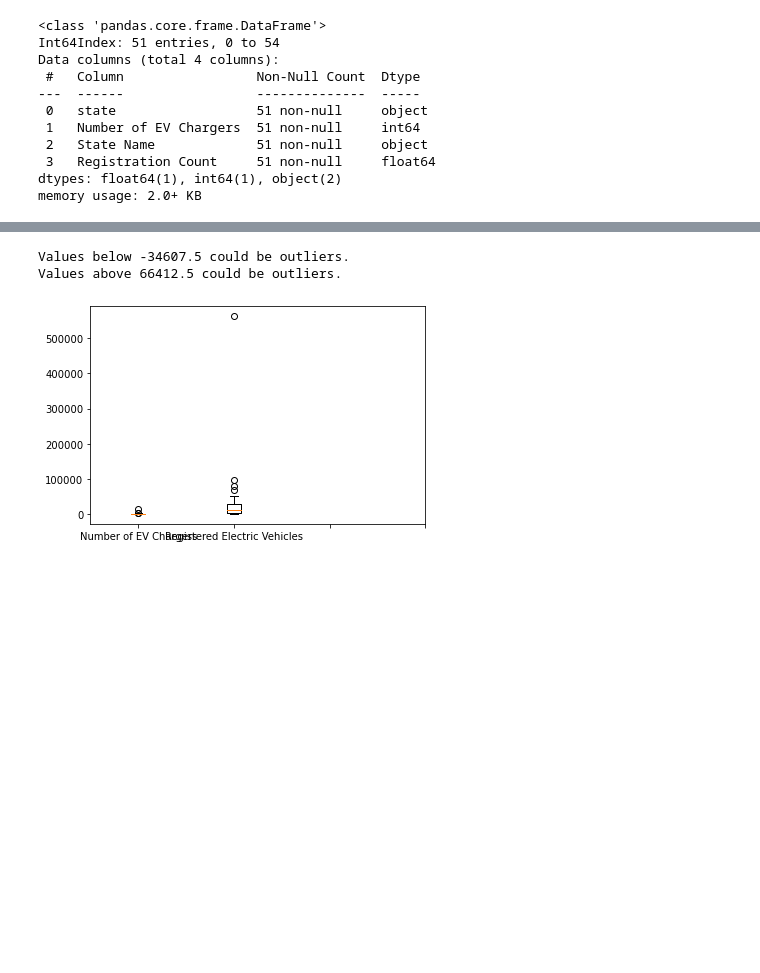
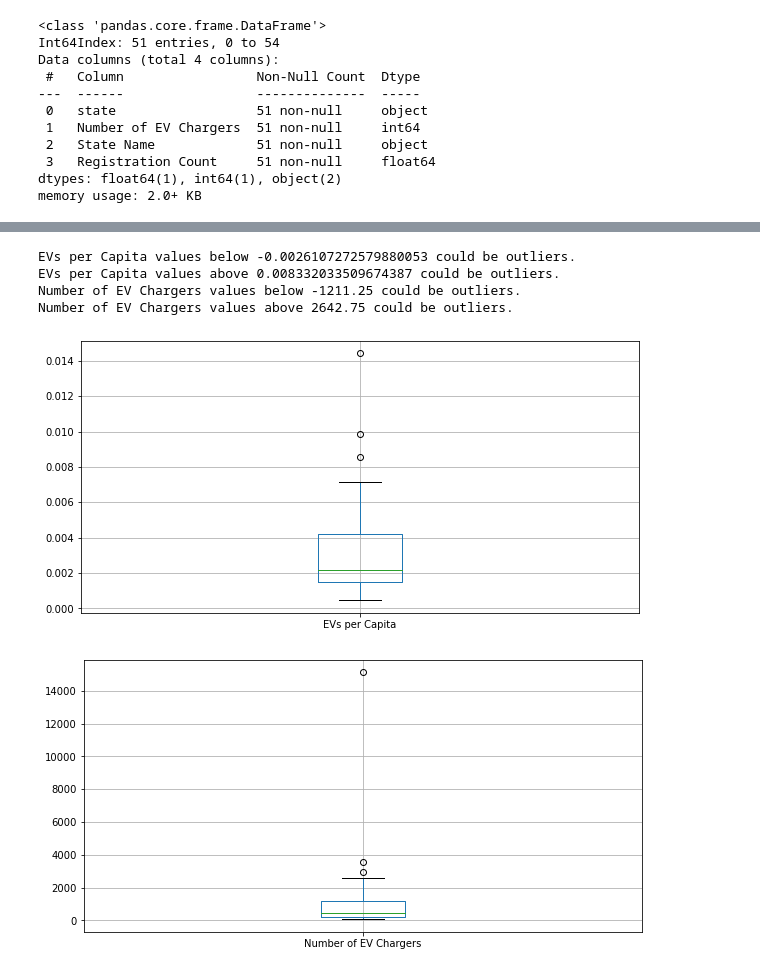
Before and after one commit to eyejayell/group_3_project_1, a Jupyter notebook: group_3_project_1/infrastructure_analysis/ev_chargers.ipynb, the cells around one changed output, grey strips where cells are left out. Saved outputs shown, nothing was run; the diff lists cells and outputs as text; code cells hidden in the pictures; blank space fills up the shorter version.

```diff
--- a/group_3_project_1/infrastructure_analysis/ev_chargers.ipynb
+++ b/group_3_project_1/infrastructure_analysis/ev_chargers.ipynb
@@ -133,29 +145,25 @@ memory usage: 2.0+ KB
 # %%
-reg_expected = df_complete["Registration Count"]
+columns_to_check = ["EVs per Capita","Number of EV Chargers"]
 
-quartiles = reg_expected.quantile([.25,.5,.75])
-lowerq = quartiles[0.25]
-upperq = quartiles[0.75]
-iqr = upperq-lowerq
-
-lower_bound = lowerq - (1.5*iqr)
-upper_bound = upperq + (1.5*iqr)
-print(f"Values below {lower_bound} could be outliers.")
-print(f"Values above {upper_bound} could be outliers.")
+for x in columns_to_check:
+    expected = chargers_per_capita_merge[x]
+    quartiles = expected.quantile([.25,.5,.75])
+    lowerq = quartiles[0.25]
+    upperq = quartiles[0.75]
+    iqr = upperq-lowerq
+    lower_bound = lowerq - (1.5*iqr)
+    upper_bound = upperq + (1.5*iqr)
+    print(f"{x} values below {lower_bound} could be outliers.")
+    print(f"{x} values above {upper_bound} could be outliers.")
 # %% [output]
-Values below -34607.5 could be outliers.
-Values above 66412.5 could be outliers.
+EVs per Capita values below -0.0026107272579880053 could be outliers.
+EVs per Capita values above 0.008332033509674387 could be outliers.
+Number of EV Chargers values below -1211.25 could be outliers.
+Number of EV Chargers values above 2642.75 could be outliers.
-# %%
-ev_chargers = df_complete['Number of EV Chargers']
-reg_count = df_complete['Registration Count']
-
-labels = ["Number of EV Chargers", "Registered Electric Vehicles"]
-
-columns = [ev_chargers,reg_count]
-
-fig, ax = plt.subplots()
-ax.boxplot(columns)
-plt.xticks([1,2,3,4],labels)
-plt.show()
-# %% [output]
-[figure, removed]
+# %%
+for x in columns_to_check:
+    chargers_per_capita_merge.boxplot(x,figsize=(10, 5))
+    plt.show()
+# %% [output]
+[figure, added]
+[figure, added]
```
Also changed, not shown: parts of 10 cells of this notebook, 3 other files.
